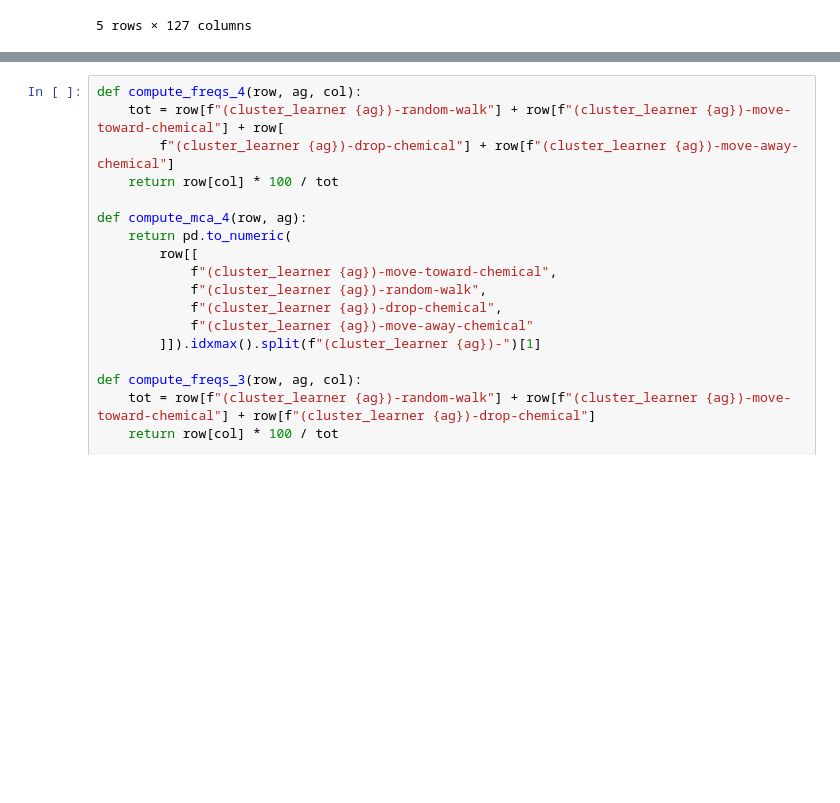
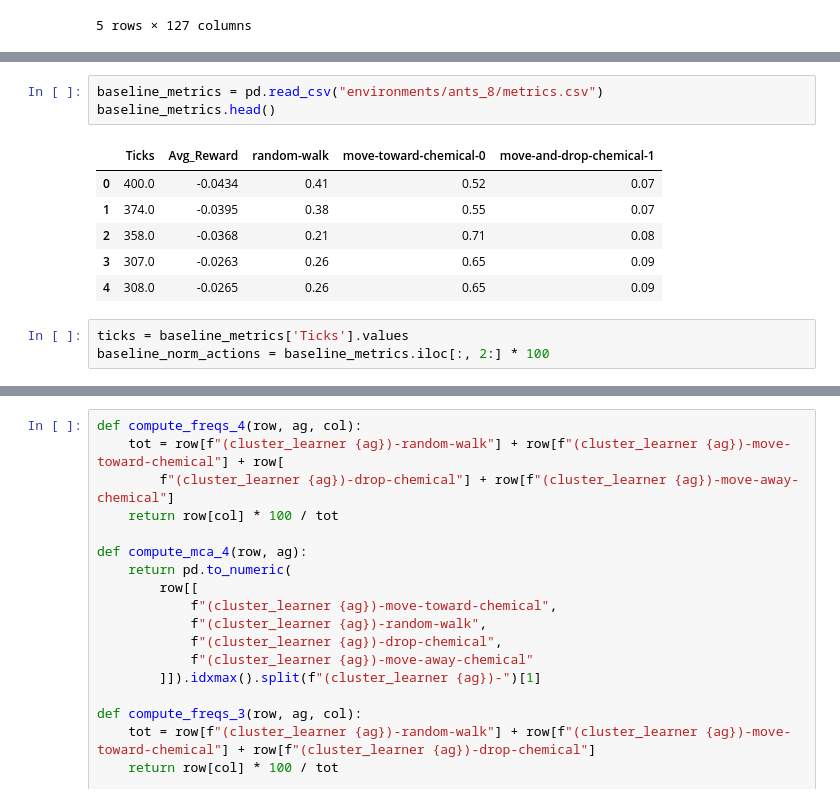
Before and after one commit to dav3-b/RL-swarms, a Jupyter notebook: refactoring/PlotMetrics3.ipynb, the cells around one changed output, grey strips where cells are left out. Drawn from its saved outputs; the diff is of its cells as text; blank space fills up the shorter version.

```diff
--- a/refactoring/PlotMetrics3.ipynb
+++ b/refactoring/PlotMetrics3.ipynb
@@ -219,0 +230,13 @@ plt.show()
+# %%
+baseline_metrics = pd.read_csv("environments/ants_8/metrics.csv")
+baseline_metrics.head()
+# %% [output]
+|  | Ticks | Avg_Reward | random-walk | move-toward-chemical-0 | move-and-drop-chemical-1 |
+| 0 | 400.0 | -0.0434 | 0.41 | 0.52 | 0.07 |
+| 1 | 374.0 | -0.0395 | 0.38 | 0.55 | 0.07 |
+| 2 | 358.0 | -0.0368 | 0.21 | 0.71 | 0.08 |
+| 3 | 307.0 | -0.0263 | 0.26 | 0.65 | 0.09 |
+| 4 | 308.0 | -0.0265 | 0.26 | 0.65 | 0.09 |
+# %%
+ticks = baseline_metrics['Ticks'].values
+baseline_norm_actions = baseline_metrics.iloc[:, 2:] * 100
```
Also changed, not shown: parts of 14 cells of this notebook, 7 other files.
